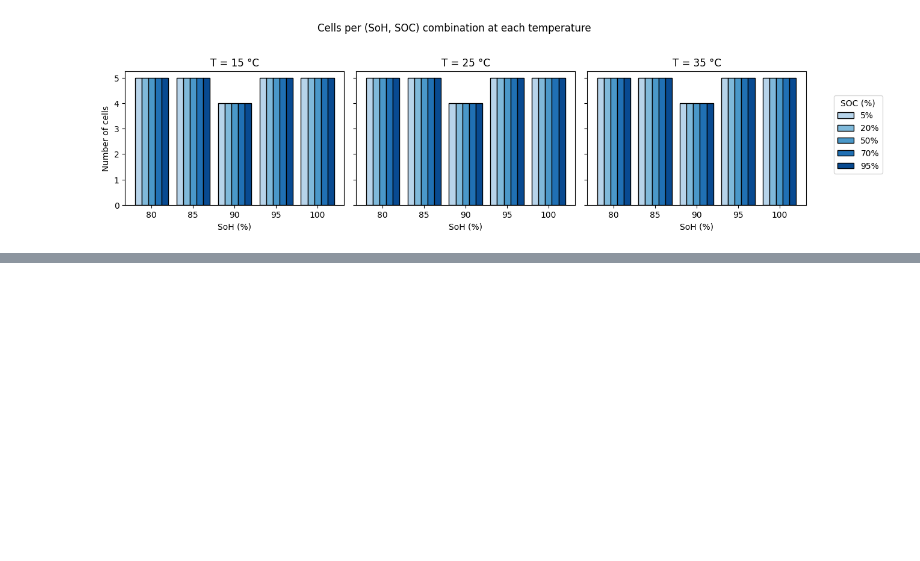
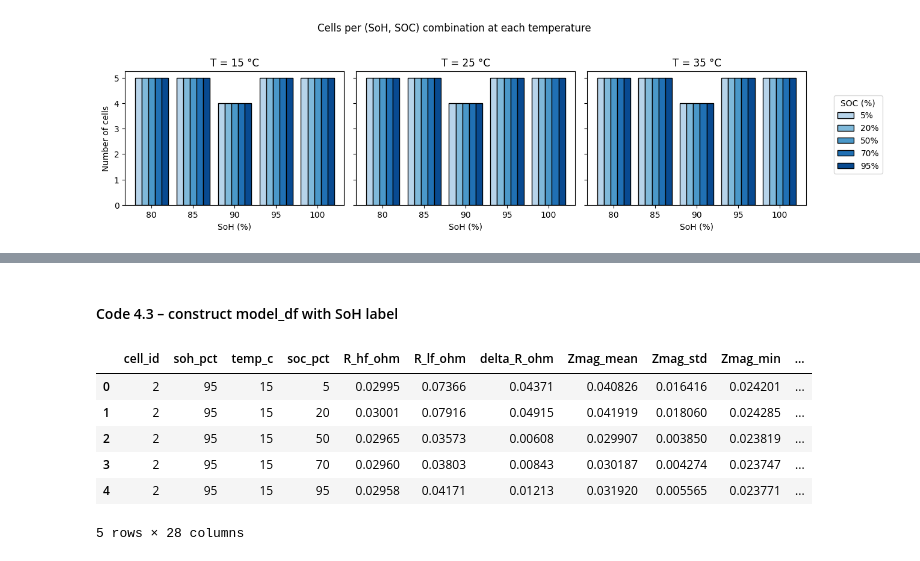
Before and after one commit to ChouaibB/battery-diagnostics-impedance-ml-examples, a Jupyter notebook: notebooks/02_SoH_from_EIS.ipynb, the cells around one changed output, grey strips where cells are left out. Cells and saved outputs as stored; diff of their text form; code cells hidden in the pictures; blank space fills up the shorter version.

```diff
--- a/notebooks/02_SoH_from_EIS.ipynb
+++ b/notebooks/02_SoH_from_EIS.ipynb
@@ -435,0 +547,18 @@ fig.tight_layout()
+# %% [markdown]
+#### Code 4.3 – construct model_df with SoH label
+# %%
+# Start from the engineered features (one row per EIS test)
+model_df = features_df.copy()
+
+# SoH as fraction for regression
+model_df["soh_frac"] = model_df["soh_pct"] / 100.0
+
+model_df.head()
+# %% [output]
+|  | cell_id | soh_pct | temp_c | soc_pct | R_hf_ohm | R_lf_ohm | delta_R_ohm | Zmag_mean | Zmag_std | Zmag_min | ... |
+| 0 | 2 | 95 | 15 | 5 | 0.02995 | 0.07366 | 0.04371 | 0.040826 | 0.016416 | 0.024201 | ... |
+| 1 | 2 | 95 | 15 | 20 | 0.03001 | 0.07916 | 0.04915 | 0.041919 | 0.018060 | 0.024285 | ... |
+| 2 | 2 | 95 | 15 | 50 | 0.02965 | 0.03573 | 0.00608 | 0.029907 | 0.003850 | 0.023819 | ... |
+| 3 | 2 | 95 | 15 | 70 | 0.02960 | 0.03803 | 0.00843 | 0.030187 | 0.004274 | 0.023747 | ... |
+| 4 | 2 | 95 | 15 | 95 | 0.02958 | 0.04171 | 0.01213 | 0.031920 | 0.005565 | 0.023771 | ... |
+5 rows × 28 columns
```
Also changed, not shown: parts of 8 cells of this notebook.
